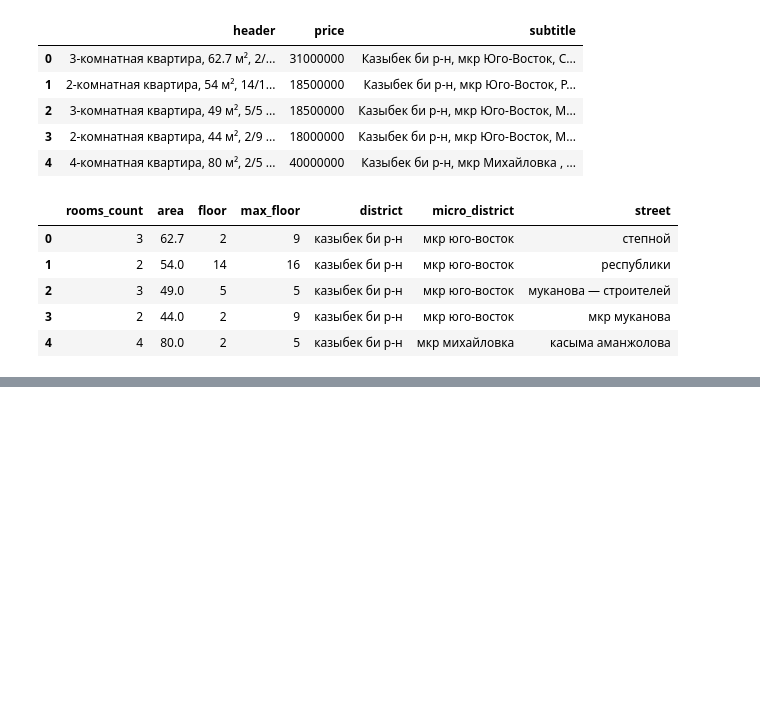
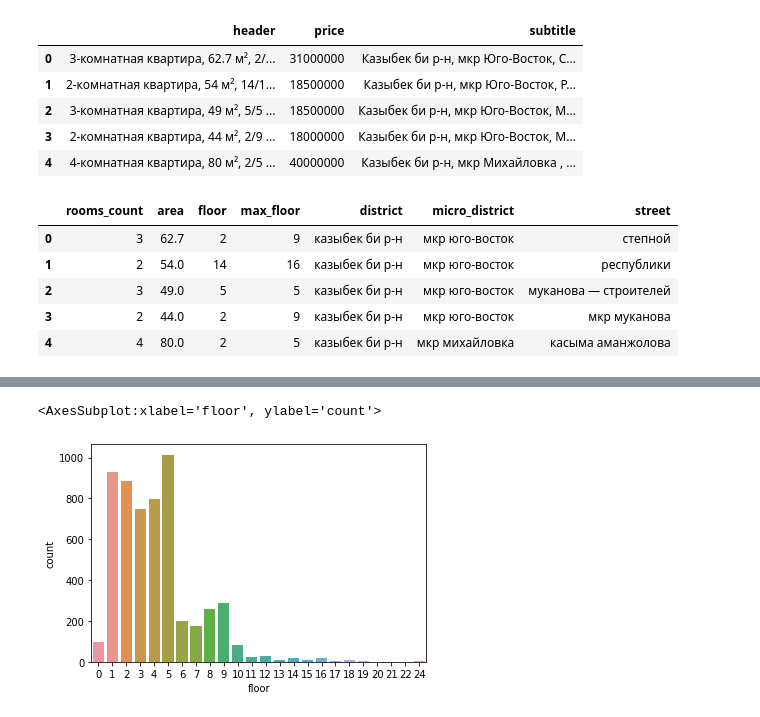
Before and after one commit to Artem123456789/flats_krisha_predictions, a Jupyter notebook: main.ipynb, the cells around one changed output, grey strips where cells are left out. Cells and saved outputs as stored; diff of their text form; code cells hidden in the pictures; blank space fills up the shorter version.

```diff
--- a/main.ipynb
+++ b/main.ipynb
@@ -119,0 +163,5 @@ ValueError: could not convert string to float: 'от 24395000'
+# %%
+sns.countplot(data=result_df, x="floor")
+# %% [output]
+<AxesSubplot:xlabel='floor', ylabel='count'>
+[figure, added]
```
Also changed, not shown: parts of 21 cells of this notebook.
